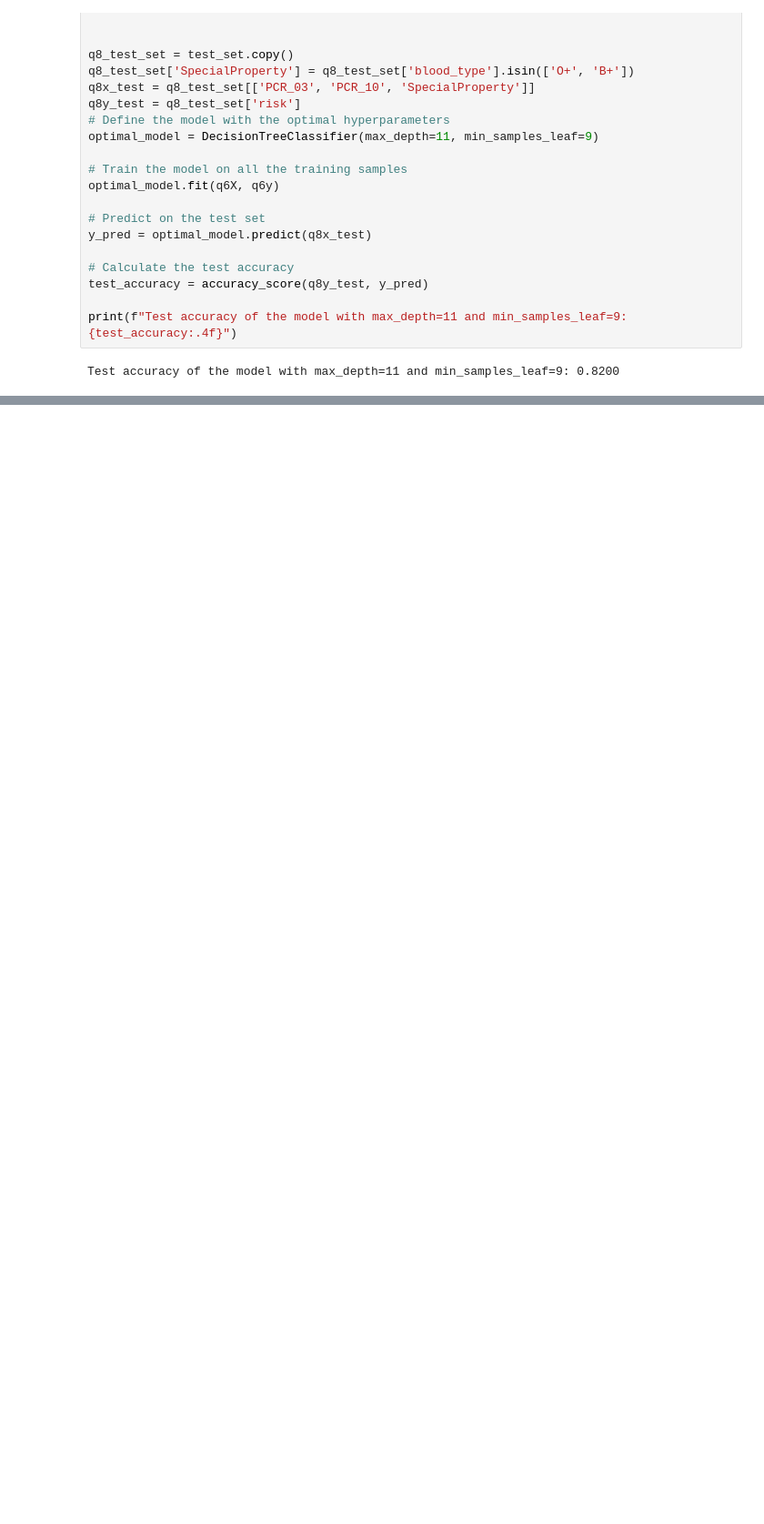
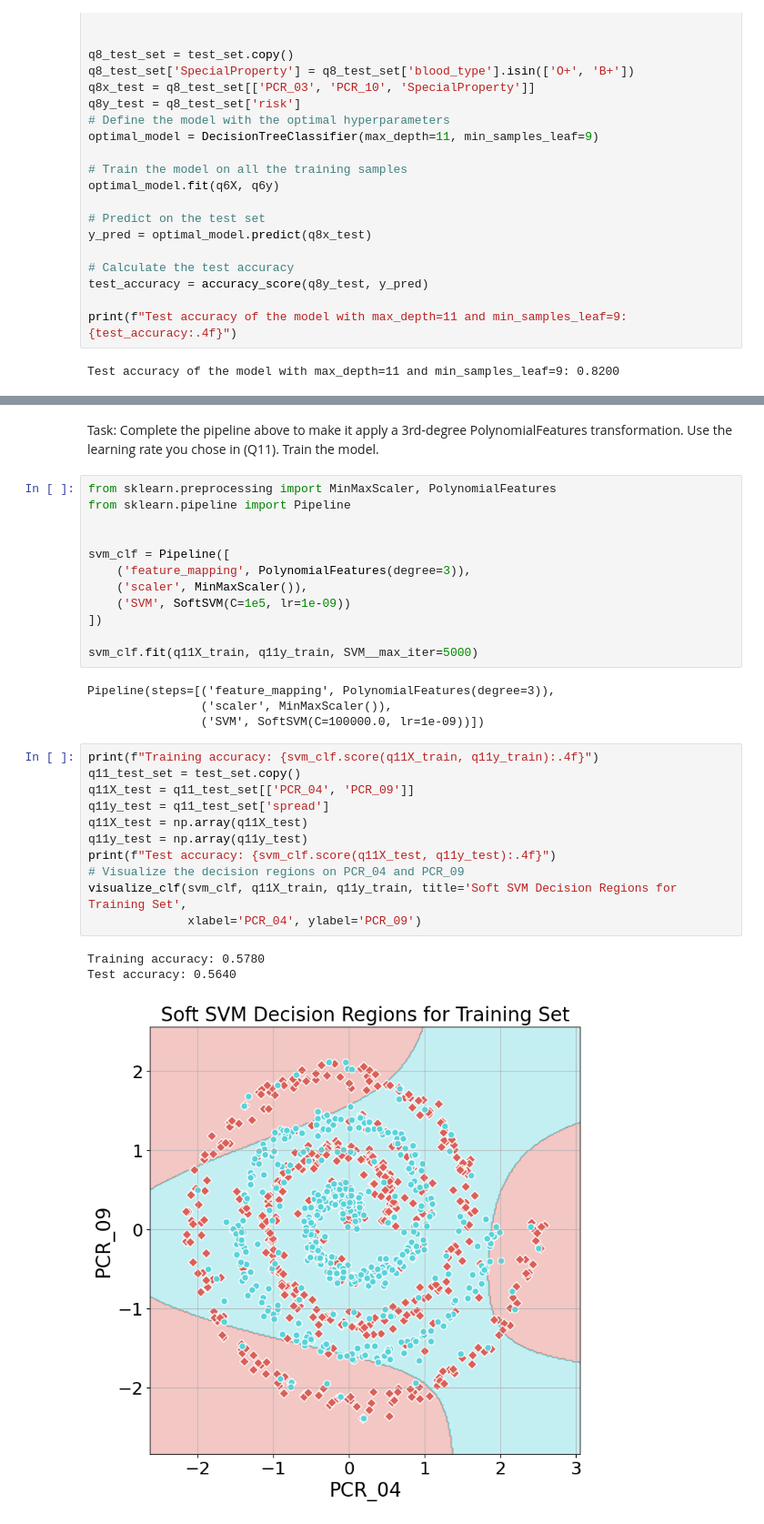
Before and after one commit to darnissan/ML_Intro, a Jupyter notebook: Major_HW2/ML_HW2.ipynb, the cells around one changed output, grey strips where cells are left out. Shown at 91% size. Drawn from its saved outputs; the diff is of its cells as text; blank space fills up the shorter version.

```diff
--- a/Major_HW2/ML_HW2.ipynb
+++ b/Major_HW2/ML_HW2.ipynb
@@ -537,0 +604,34 @@ Test accuracy of the model with max_depth=11 and min_samples_leaf=9: 0.8200
+# %% [markdown]
+Task: Complete the pipeline above to make it apply a 3rd-degree PolynomialFeatures
+transformation. Use the learning rate you chose in (Q11). Train the model.
+# %%
+from sklearn.preprocessing import MinMaxScaler, PolynomialFeatures
+from sklearn.pipeline import Pipeline
+
+
+svm_clf = Pipeline([
+    ('feature_mapping', PolynomialFeatures(degree=3)),
+    ('scaler', MinMaxScaler()),
+    ('SVM', SoftSVM(C=1e5, lr=1e-09))
+])
+
+svm_clf.fit(q11X_train, q11y_train, SVM__max_iter=5000)
+# %% [output]
+Pipeline(steps=[('feature_mapping', PolynomialFeatures(degree=3)),
+                ('scaler', MinMaxScaler()),
+                ('SVM', SoftSVM(C=100000.0, lr=1e-09))])
+# %%
+print(f"Training accuracy: {svm_clf.score(q11X_train, q11y_train):.4f}")
+q11_test_set = test_set.copy()
+q11X_test = q11_test_set[['PCR_04', 'PCR_09']]
+q11y_test = q11_test_set['spread']
+q11X_test = np.array(q11X_test)
+q11y_test = np.array(q11y_test)
+print(f"Test accuracy: {svm_clf.score(q11X_test, q11y_test):.4f}")
+# Visualize the decision regions on PCR_04 and PCR_09
+visualize_clf(svm_clf, q11X_train, q11y_train, title='Soft SVM Decision Regions for Training Set',
+              xlabel='PCR_04', ylabel='PCR_09')
+# %% [output]
+Training accuracy: 0.5780
+Test accuracy: 0.5640
+[figure, added]
```
Also changed, not shown: parts of 7 cells of this notebook.
